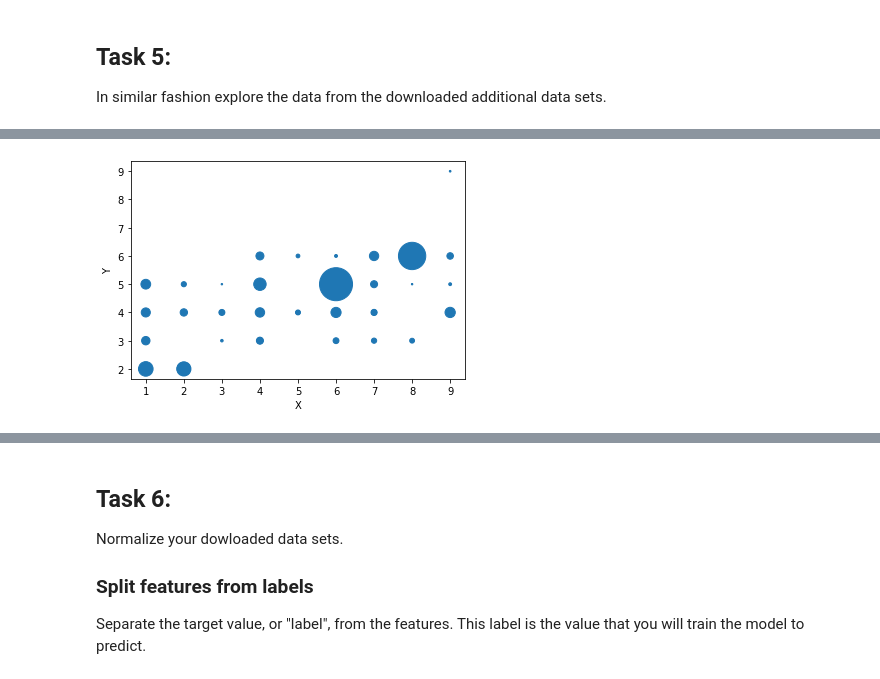
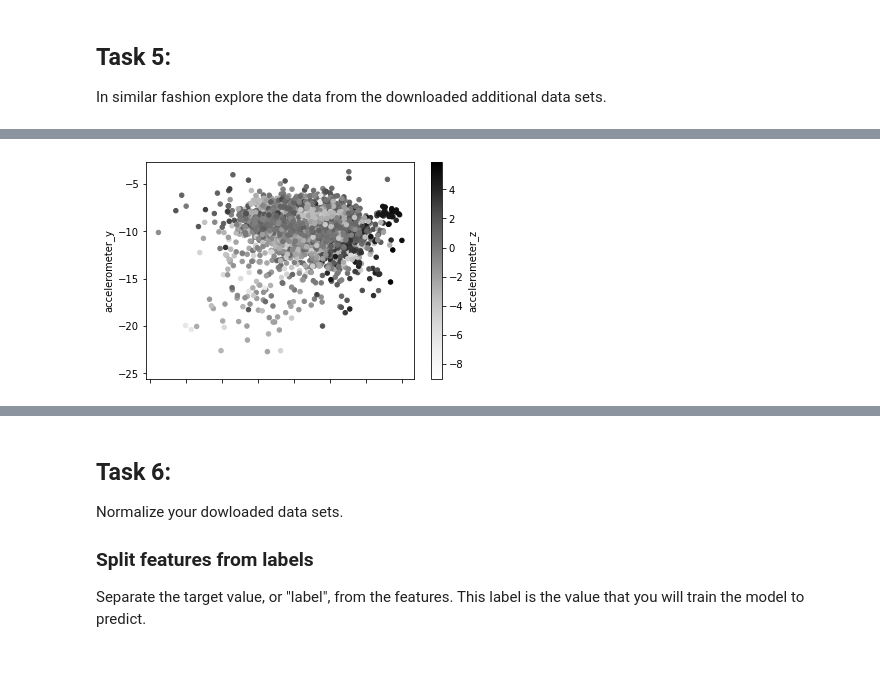
Before and after one commit to sarathiringer/DeepLearningAICourseFall2020, a Jupyter notebook: Lab4Student.ipynb, the cells around one changed output, grey strips where cells are left out. Cells and saved outputs as stored; diff of their text form; code cells hidden in the pictures.

```diff
--- a/Lab4Student.ipynb
+++ b/Lab4Student.ipynb
@@ -118,9 +118,9 @@ I've chosen to download the fires dataset from the UCI ML repository. It's outco
 # %%
 # Set path
-path = 'https://archive.ics.uci.edu/ml/machine-learning-databases/forest-fires/forestfires.csv'
+path = 'data/sensor_data.csv'
 
 # Read data
-data = pd.read_csv(path)
+data = pd.read_csv(path, index_col = 0)
 # %%
 # Inspect data
 data.head()
@@ -353,7 +336,7 @@ sns.pairplot(train_fires)
 # %%
 # Geographical inspection (X and Y is coordinates in the park)
-train_fires.plot(kind = 'scatter', x = 'X', y = 'Y',
-                s = 'area')
+data.plot(kind = 'scatter', x = 'accelerometer_x', y = 'accelerometer_y',
+                c = 'accelerometer_z')
 plt.show()
 # %% [output]
-[figure, old version]
+[figure, new version]
```
Also changed, not shown: parts of 73 cells of this notebook, 7 other files.
